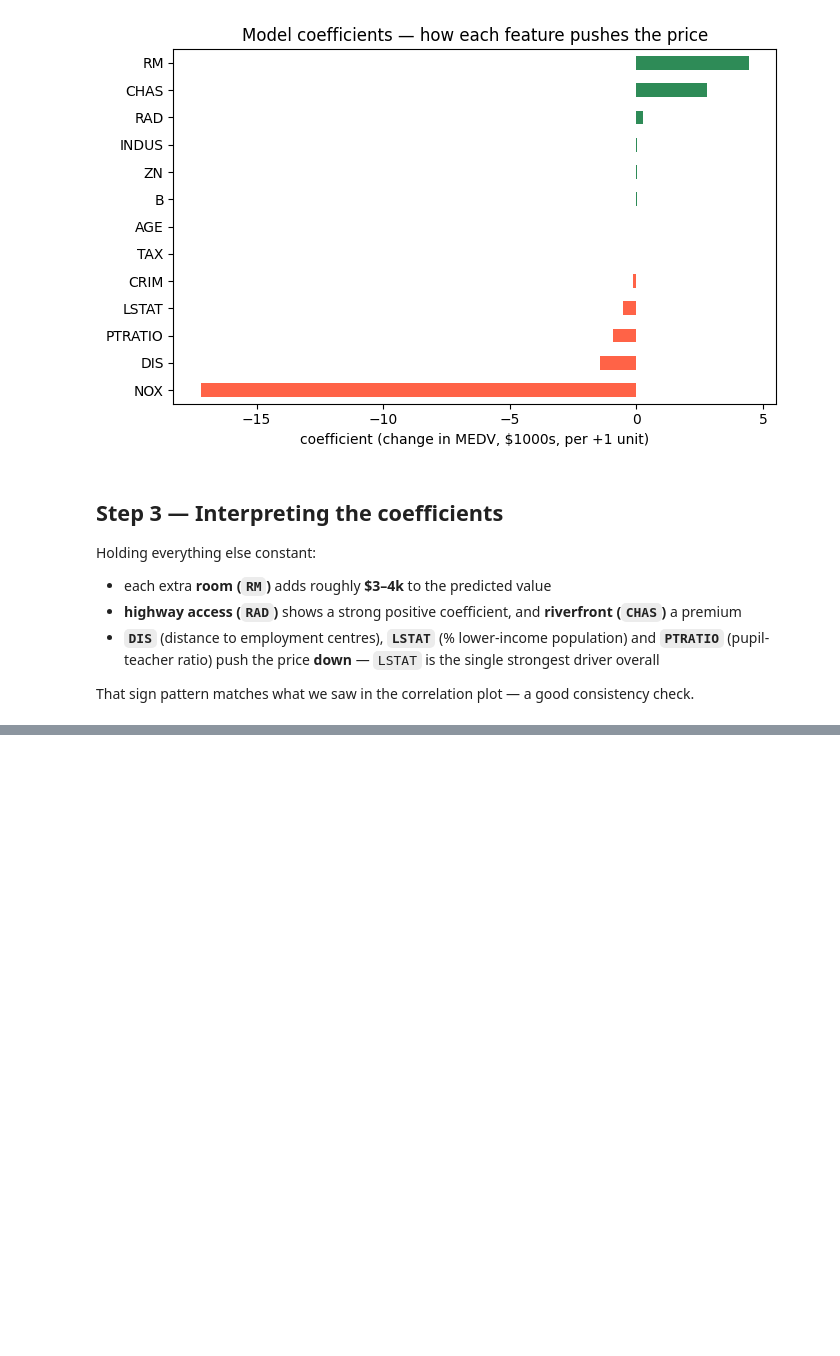
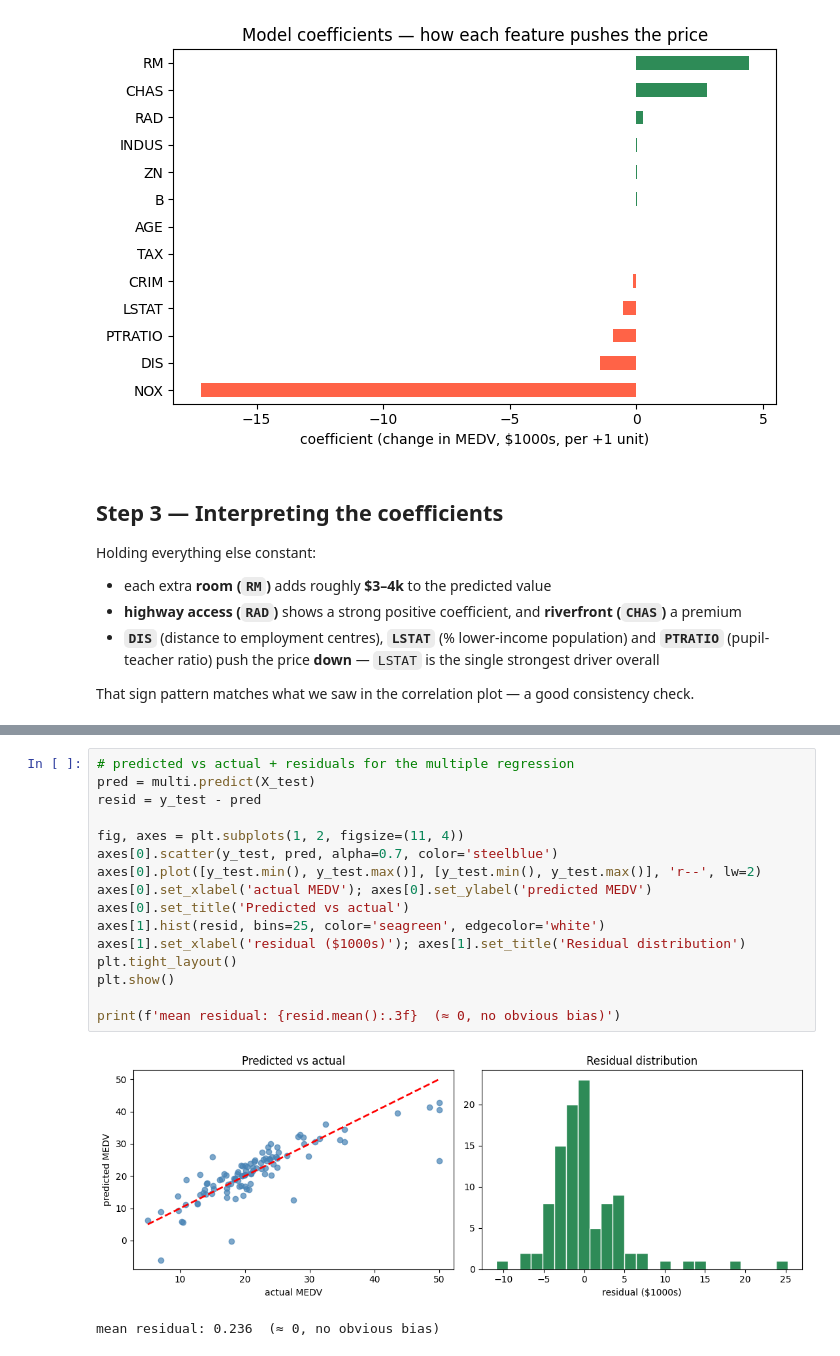
Before and after one commit to meherabmehu/ml-internship-codveda, a Jupyter notebook: level-1-basic/02_linear_regression_house_prices.ipynb, the cells around one changed output, grey strips where cells are left out. Cells and saved outputs as stored; diff of their text form; blank space fills up the shorter version.

```diff
--- a/level-1-basic/02_linear_regression_house_prices.ipynb
+++ b/level-1-basic/02_linear_regression_house_prices.ipynb
@@ -199,0 +228,19 @@ That sign pattern matches what we saw in the correlation plot — a good consist
+# %%
+# predicted vs actual + residuals for the multiple regression
+pred = multi.predict(X_test)
+resid = y_test - pred
+
+fig, axes = plt.subplots(1, 2, figsize=(11, 4))
+axes[0].scatter(y_test, pred, alpha=0.7, color='steelblue')
+axes[0].plot([y_test.min(), y_test.max()], [y_test.min(), y_test.max()], 'r--', lw=2)
+axes[0].set_xlabel('actual MEDV'); axes[0].set_ylabel('predicted MEDV')
+axes[0].set_title('Predicted vs actual')
+axes[1].hist(resid, bins=25, color='seagreen', edgecolor='white')
+axes[1].set_xlabel('residual ($1000s)'); axes[1].set_title('Residual distribution')
+plt.tight_layout()
+plt.show()
+
+print(f'mean residual: {resid.mean():.3f}  (≈ 0, no obvious bias)')
+# %% [output]
+[figure, added]
+mean residual: 0.236  (≈ 0, no obvious bias)
```
Also changed, not shown: parts of 3 cells of this notebook.
